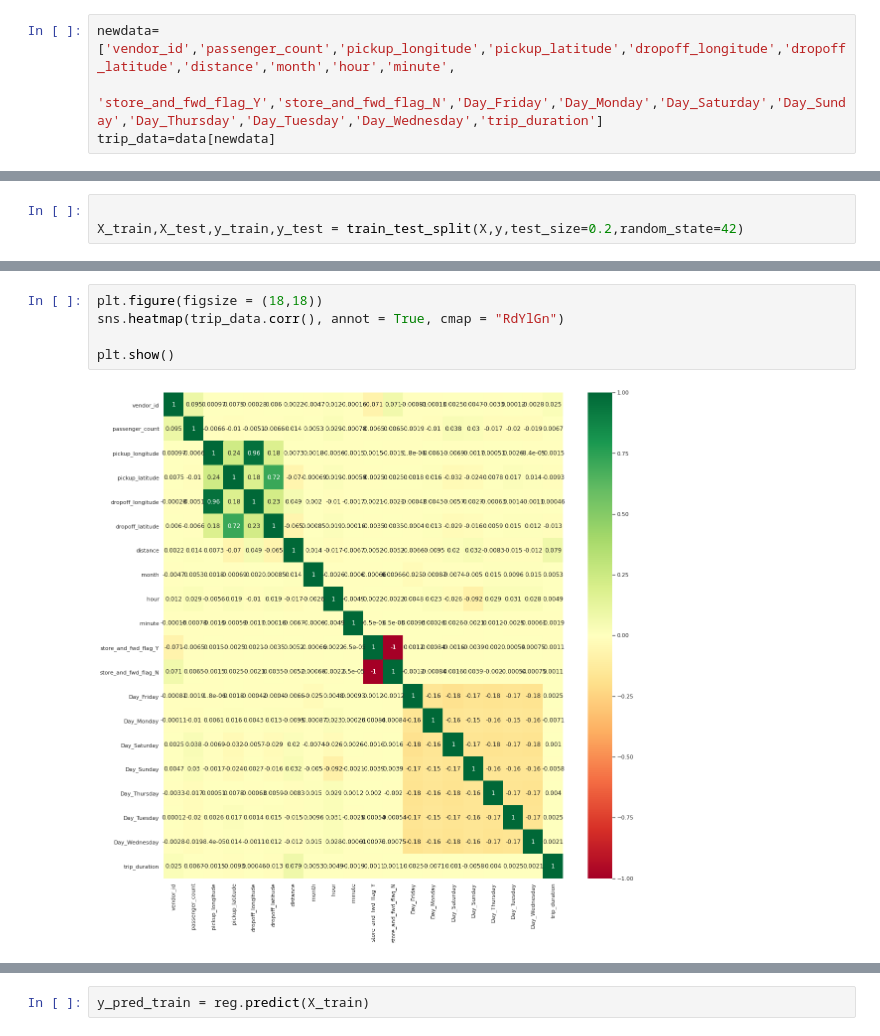
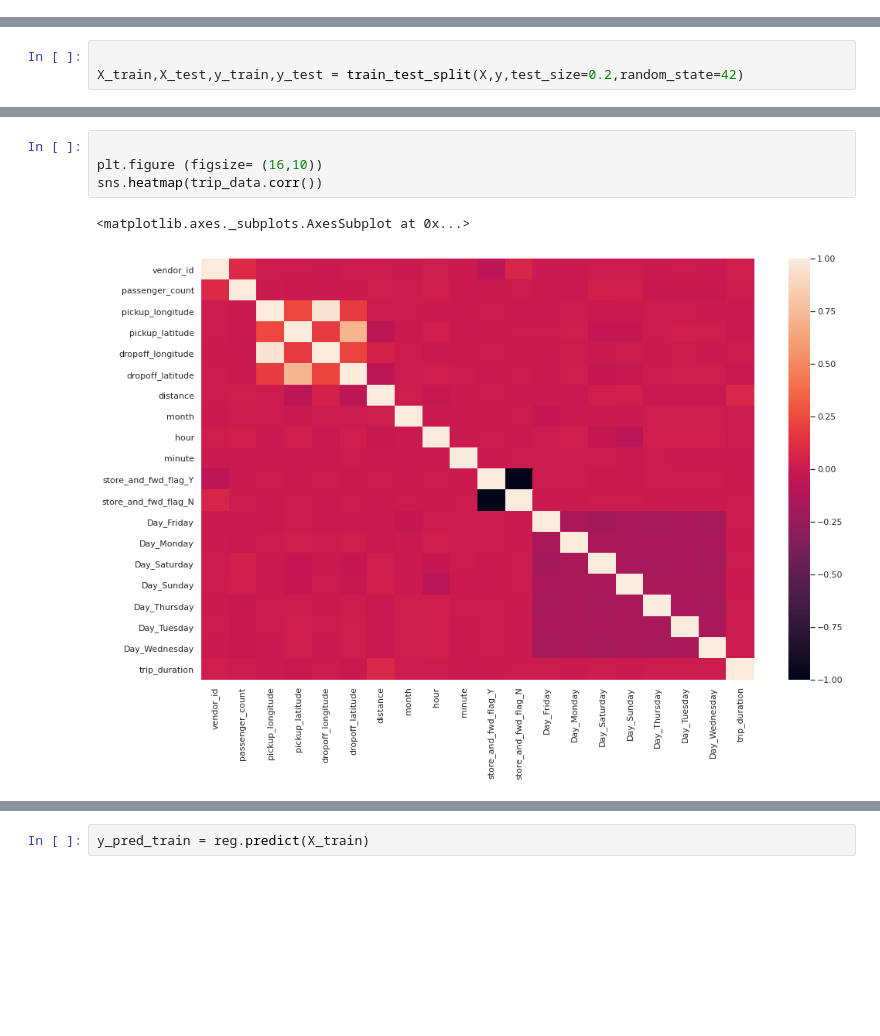
Before and after one commit to choudhurysibani120/NYC-Trip-Time-Prediction, a Jupyter notebook: sibani_choudhury_NYC_Taxi_Trip_Time_Prediction_Capstone_Project.ipynb, the cells around one changed output, grey strips where cells are left out. Saved outputs shown, nothing was run; the diff lists cells and outputs as text; blank space fills up the shorter version.

```diff
--- a/sibani_choudhury_NYC_Taxi_Trip_Time_Prediction_Capstone_Project.ipynb
+++ b/sibani_choudhury_NYC_Taxi_Trip_Time_Prediction_Capstone_Project.ipynb
@@ -468,4 +541,0 @@ features=['vendor_id','passenger_count','pickup_longitude','pickup_latitude','dr
-# %%
-newdata=['vendor_id','passenger_count','pickup_longitude','pickup_latitude','dropoff_longitude','dropoff_latitude','distance','month','hour','minute',
-          'store_and_fwd_flag_Y','store_and_fwd_flag_N','Day_Friday','Day_Monday','Day_Saturday','Day_Sunday','Day_Thursday','Day_Tuesday','Day_Wednesday','trip_duration']
-trip_data=data[newdata]
@@ -489,9 +564,9 @@ print(X_test.shape,y_test.shape)
 # %%
-plt.figure(figsize = (18,18))
-sns.heatmap(trip_data.corr(), annot = True, cmap = "RdYlGn")
 
-plt.show()
+plt.figure (figsize= (16,10))
+sns.heatmap(trip_data.corr())
 # %% [output]
+<matplotlib.axes._subplots.AxesSubplot at 0x...>
-[figure, old version]
+[figure, new version]
 # %%
 reg = LinearRegression().fit(X_train, y_train)
```
Also changed, not shown: parts of 48 cells of this notebook.
